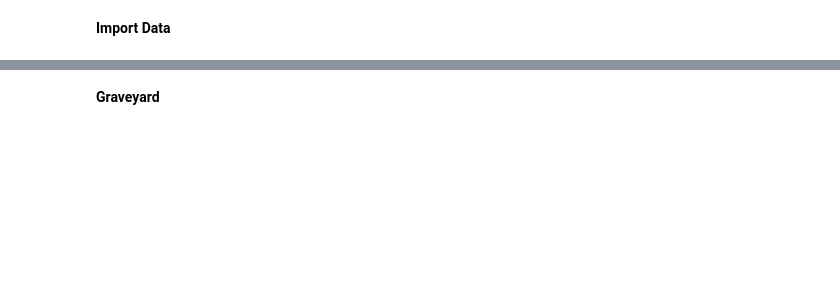
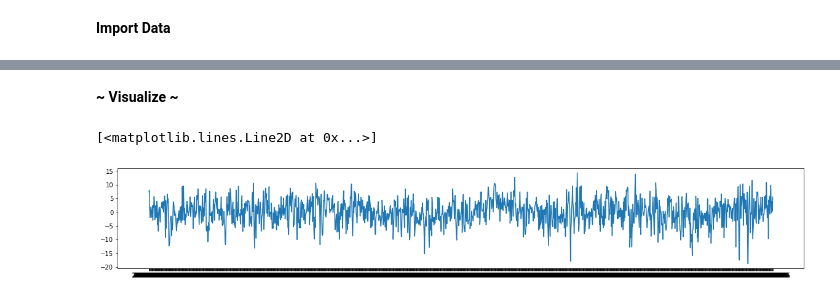
Before and after one commit to anniebritton/Ecological-Drought-ML-Modeling, a Jupyter notebook: NDVI_Data_Processing.ipynb, the cells around one changed output, grey strips where cells are left out. Saved outputs shown, nothing was run; the diff lists cells and outputs as text; code cells hidden in the pictures; blank space fills up the shorter version.

Commit message:
Updated anomaly and resampling code to actually work

```diff
--- a/NDVI_Data_Processing.ipynb
+++ b/NDVI_Data_Processing.ipynb
@@ -42 +42,9 @@ df_NDVI.set_index('date', inplace=True)
+# %%
+# import and create a list of pentads that the drought data is based on.
+# This will be used to calculate anomalies and average so that all of the
+# data variables match temporally
+pentads = pd.read_csv('/content/drive/MyDrive/School/M.S./Courses/Capstone/Colab/Data/CSVs/drought_variable_pentads.csv')
+pentads = pentads[1470:]
+pentads = pentads['date'].tolist()
+pentads
 # %% [markdown]
@@ -59,7 +67,11 @@ def calculate_anomaly(df, value_col):
     # Calculate the daily anomaly as the difference between the original value and the average value for that day of year
     df[f'{value_col}_anomaly'] = df[value_col] - df[f'day_of_year_{value_col}_mean']
 
+# NOTE - I am doing this before resampling we want to look at each day of the year here.
+# If we did this after resampling, because of the way the pentads work, we would have
+# less data to compare year to year.
+
 # Apply the function to each column of the dataframe
-for col in df_whole.columns:
+for col in df_ndvi.columns:
     if col != 'date':
-        calculate_anomaly(df_NDVI, col)
+        calculate_anomaly(df_ndvi, col)
@@ -90,0 +78,3 @@ df_anom_5day
+# %%
+# Reduce the dataframe so that it only contains the anomaly data
+df_anom = df_ndvi[df_ndvi.columns[df_ndvi.columns.str.endswith('_anomaly')]]
@@ -90,0 +83,18 @@ df_anom_5day
+# %%
+# create an empty list to store the result dataframes
+results = []
+
+# loop through each column in the dataframe
+for col in df_anom.columns:
+    result = pd.DataFrame({'date': pentads, f'{col}_5day': df_anom[col].rolling(window=5, min_periods=1).mean().loc[pentads]})
+    result = result.set_index('date')
+    results.append(result)
+
+# concatenate the result dataframes into a single dataframe
+anom_result = pd.concat(results, axis=1)
+
+# remove the first row since that row is not based on a 5-day average
+anom_result = anom_result[1:]
+
+# print final data
+anom_result
@@ -91,2 +116,2 @@ df_anom_5day
 # %% [markdown]
-**Graveyard**
+**~ Visualize ~**
@@ -99,0 +118,5 @@ leap_day_df
+# %%
+plt.plot(anom_result['tmax_anomaly_5day'])
+# %% [output]
+[<matplotlib.lines.Line2D at 0x...>]
+[figure, added]
```
Also changed, not shown: parts of 11 cells of this notebook.
